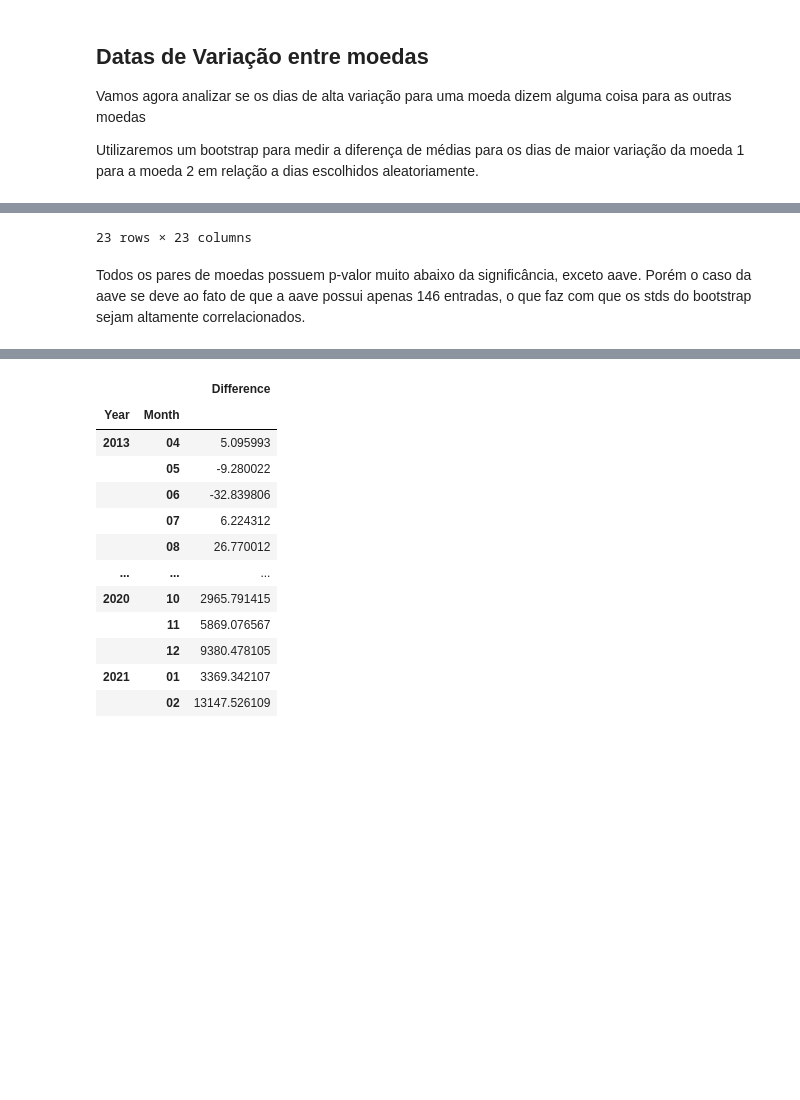
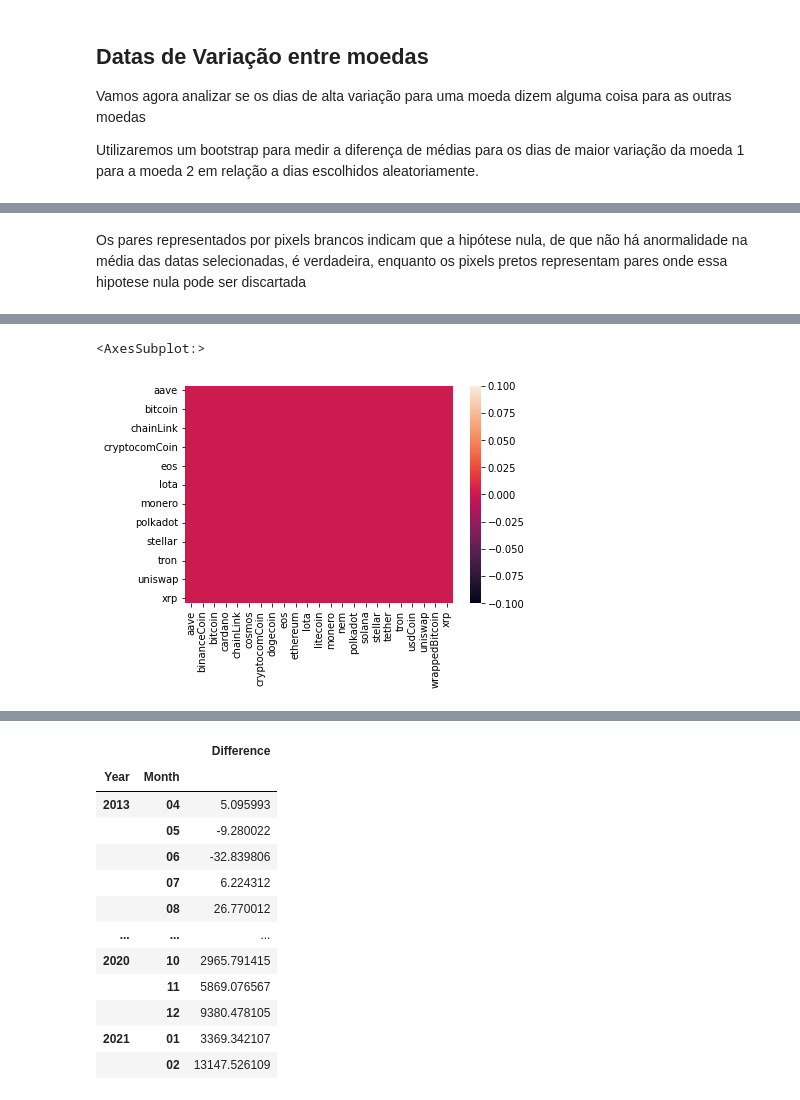
Before and after one commit to Bernardo-Senna/DataScience_Cryptocurrency_Project, a Jupyter notebook: notebooks/Final_Project_New.ipynb, the cells around one changed output, grey strips where cells are left out. Saved outputs shown, nothing was run; the diff lists cells and outputs as text; code cells hidden in the pictures; blank space fills up the shorter version.

Commit message:
bootstrap modificado

```diff
--- a/notebooks/Final_Project_New.ipynb
+++ b/notebooks/Final_Project_New.ipynb
@@ -604,3 +588,5 @@ Como podemos observar, os dias de alta variação de algumas moedas, como a Bina
+# %% [markdown]
+Os pares representados por pixels brancos indicam que a hipótese nula, de que não há anormalidade na média das datas selecionadas, é verdadeira, enquanto os pixels pretos representam pares onde essa hipotese nula pode ser discartada
 # %%
 data = np.zeros([len(coinsDict)]*2)
 from scipy import stats
@@ -619,12 +605,14 @@ for i, (key1, df) in enumerate(coinsDict.items()):
         selector = np.zeros(len(df1))
         selector[top100.index] = 1
         high_std = df2.iloc[selector]["DifferencePerc"].std()
-        diffs = []
+        stds = []
         for k in range(1000):
-            B = np.random.choice(df2.index, 100, replace=True)
+            B = np.random.choice(df2.index,100,replace=True)
             std = df2["DifferencePerc"].values[B].std()
-            diff = high_std - std
-            diffs.append(diff)
-        data[i,j] = stats.shapiro(diffs).pvalue
-pd.DataFrame(data, columns=coinsDict.keys(), index=coinsDict.keys())
+            stds.append(std)
+        stds = np.array(diffs)
+        l,u = stds.mean() - 1.96*stds.std(), stds.mean()+ 1.96*stds.std()
+        data[i,j] = l <= high_std and high_std <= u
+pvalues = pd.DataFrame(data, columns=coinsDict.keys(), index=coinsDict.keys())
+sb.heatmap(pvalues)
 # %% [output]
@@ -648,3 +619,2 @@ pd.DataFrame(data, columns=coinsDict.keys(), index=coinsDict.keys())
-23 rows × 23 columns
+<AxesSubplot:>
+[figure, added]
-# %% [markdown]
-Todos os pares de moedas possuem p-valor muito abaixo da significância, exceto aave. Porém o caso da aave se deve ao fato de que a aave possui apenas 146 entradas, o que faz com que os stds do bootstrap sejam altamente correlacionados.
```
Also changed, not shown: parts of 8 cells of this notebook.
